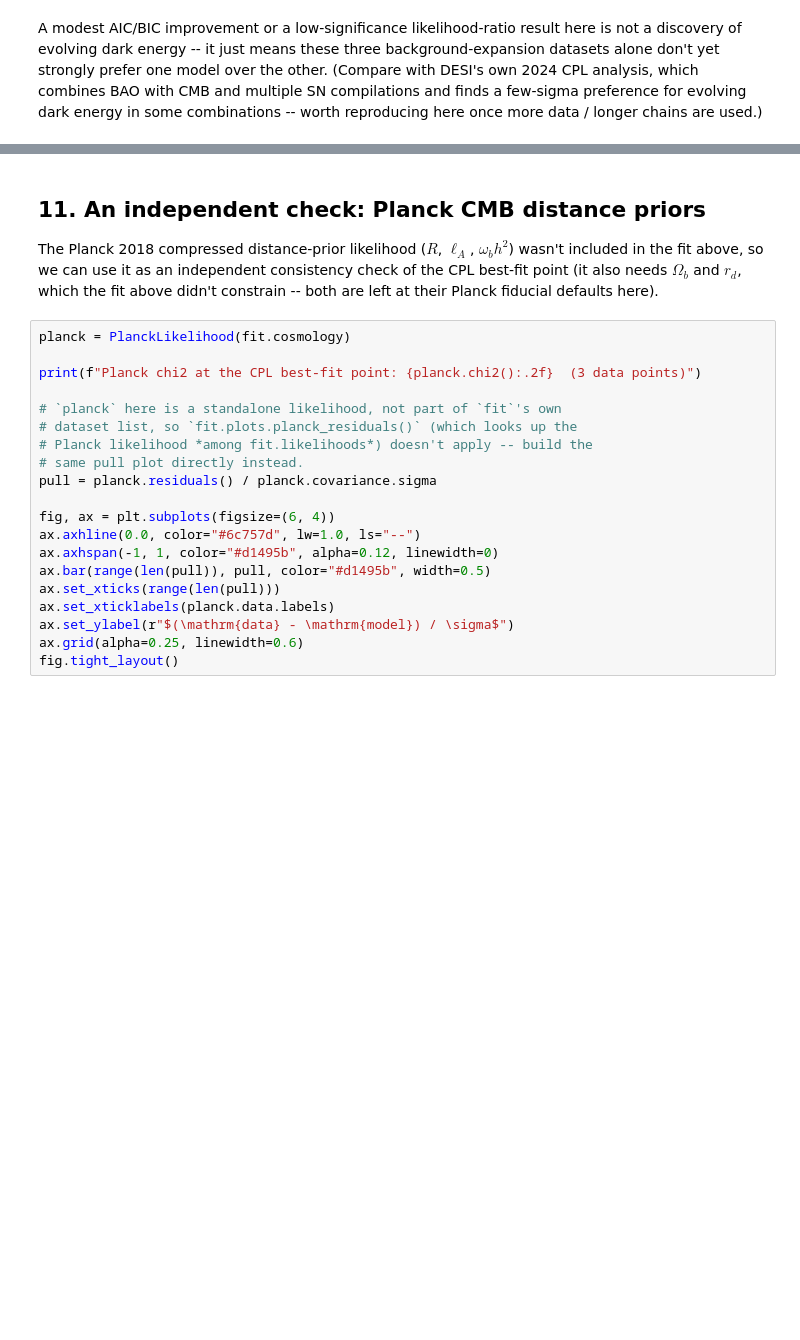
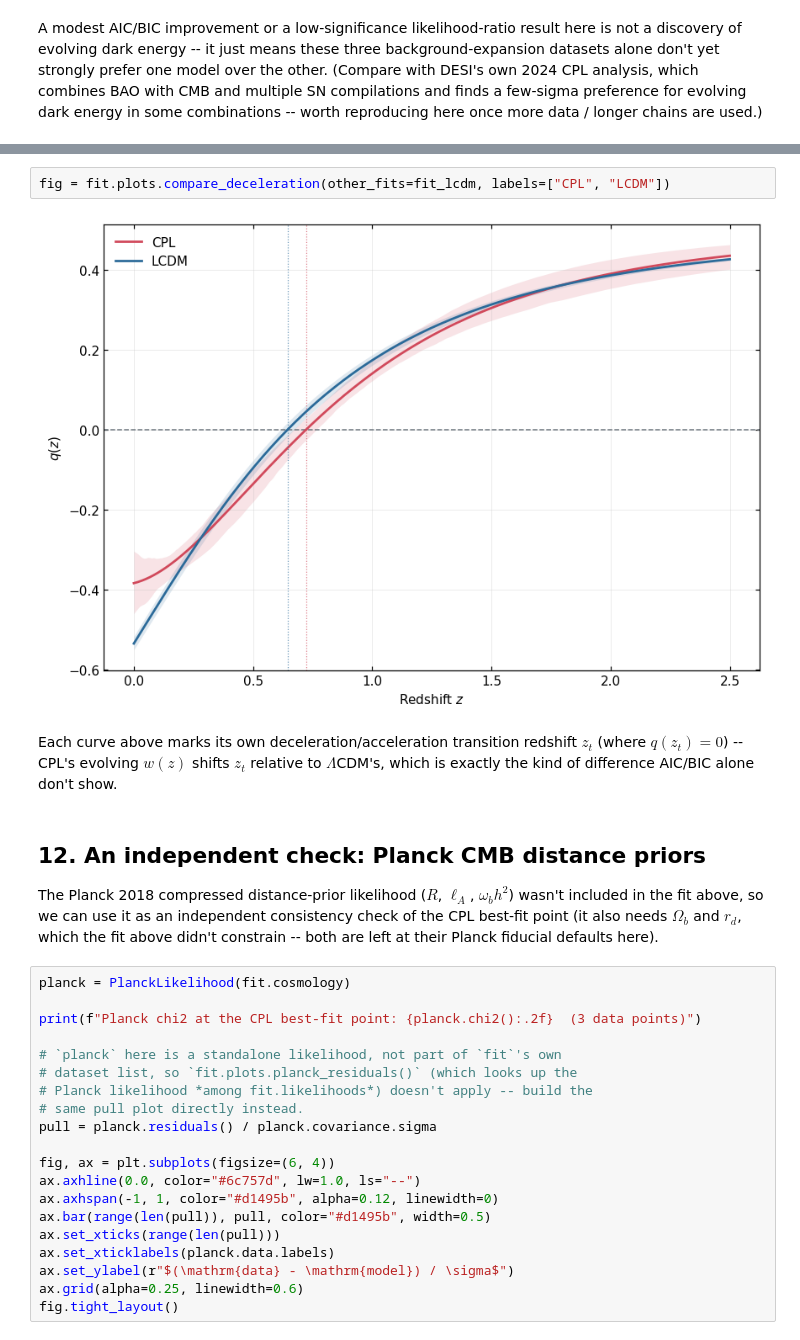
Before and after one commit to salihyesil59/CosmoFit, a Jupyter notebook: examples/cpl_mcmc_analysis.ipynb, the cells around one changed output, grey strips where cells are left out. Drawn from its saved outputs; the diff is of its cells as text; blank space fills up the shorter version.

```diff
--- a/examples/cpl_mcmc_analysis.ipynb
+++ b/examples/cpl_mcmc_analysis.ipynb
@@ -312,5 +339,11 @@ are used.)
+# %%
+fig = fit.plots.compare_deceleration(other_fits=fit_lcdm, labels=["CPL", "LCDM"])
+# %% [output]
+[figure, added]
+# %% [markdown]
+Each curve above marks its own deceleration/acceleration transition redshift $z_t$ (where $q(z_t)=0$) -- CPL's evolving $w(z)$ shifts $z_t$ relative to $\Lambda$CDM's, which is exactly the kind of difference AIC/BIC alone don't show.
 # %% [markdown]
-## 11. An independent check: Planck CMB distance priors
+## 12. An independent check: Planck CMB distance priors
 
 The Planck 2018 compressed distance-prior likelihood
 ($R$, $\ell_A$, $\omega_b h^2$) wasn't included in the fit above,
```
Also changed, not shown: parts of 5 cells of this notebook, 3 other files.
